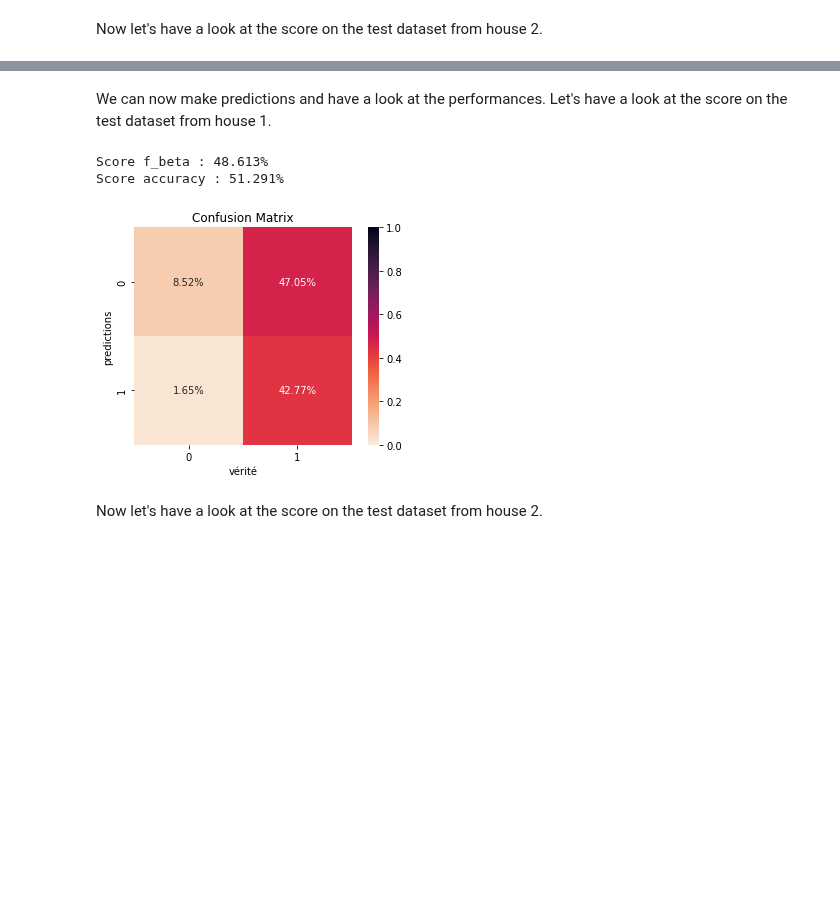
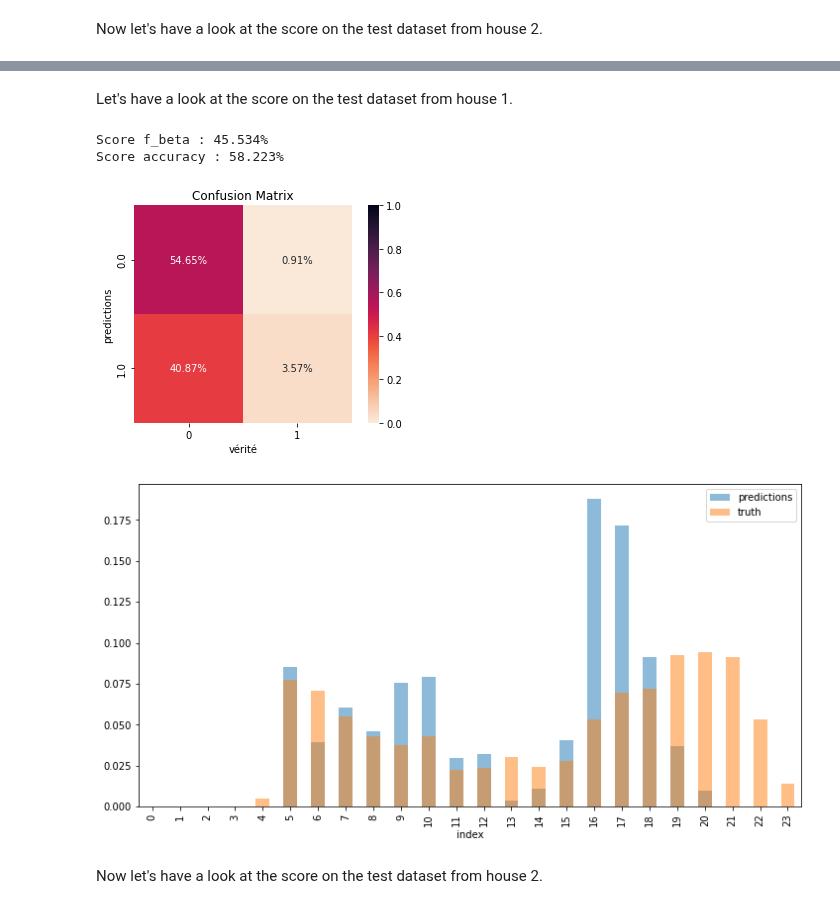
Before and after one commit to hugo-mi/Activity_Detection_From_Electrical_Consumption_Load_Curves, a Jupyter notebook: Time2Vec/time2vec_classification_normalized.ipynb, the cells around one changed output, grey strips where cells are left out. Cells and saved outputs as stored; diff of their text form; code cells hidden in the pictures; blank space fills up the shorter version.

```diff
--- a/Time2Vec/time2vec_classification_normalized.ipynb
+++ b/Time2Vec/time2vec_classification_normalized.ipynb
@@ -336,17 +408,18 @@ print(X_test_h2.shape, y_test_h2.shape)
 # %%
 X_h1, Y_h1 = [], []
-for sequence in gen_sequence(house1_power_blk2, sequence_length, ['mains']):
+for sequence in gen_sequence(house1_power_blk2, SEQUENCE_LENGTH, OVERLAP_PERIOD, ['mains']):
     X_h1.append(sequence)
 
-for sequence in gen_labels(house1_power_blk2, sequence_length, ['activity']):
+# gen_labels
+for sequence in gen_sequence(house1_power_blk2, SEQUENCE_LENGTH, OVERLAP_PERIOD, ['activity']):
     Y_h1.append(sequence)
 
 X_h1 = np.asarray(X_h1)
 Y_h1 = np.asarray(Y_h1)
 # %%
 ### TRAIN TEST SPLIT ###
-
-train_dim_h1 = int(0.7*len(house1_power_blk2))
+step = SEQUENCE_LENGTH - OVERLAP_PERIOD
+train_dim_h1 = int(0.7*len(house1_power_blk2) / step)
 X_train_h1, X_test_h1 = X_h1[:train_dim_h1], X_h1[train_dim_h1:]
 y_train_h1, y_test_h1 = Y_h1[:train_dim_h1], Y_h1[train_dim_h1:]
 
@@ -403,15 +476,13 @@ def T2V_NN_C(param, dim):
 
     inp = Input(shape=(dim,1))
     #x = Dropout(0.2)(inp)
-    # we take the last timestep
-    x = T2V(param['t2v_dim'])(inp)[:,-1]
-    x = Dropout(0.1)(x)
-
-    # we take the last timestep
-    #x = Lambda(lambda x: x[:,-1])(x)
-
+    x = T2V(param['t2v_dim'])(inp)
+    x = Dropout(0.2)(x)
+    # x = LSTM(param['unit'], activation=param['act'], return_sequences=True)(x)
     # we want to make a classification with 2 classes
     x = Dense(1, activation='sigmoid')(x)
+    #x = BatchNormalization()(x)
+    #x = Activation('sigmoid')(x)
 
     m = Model(inp, x)
     m.compile(loss='bce', optimizer='adam') #Adam(learning_rate=param['lr'])
@@ -517,0 +574,13 @@ Epoch 20/20
+# %%
+### LOAD OUR WEIGHTS ###
+#t2v_weights = pickle.load(open('t2v_weights_norm_lstm_house2.pkl', 'rb'))
+t2v_weights = kgs_t2v.layers[1].get_weights()
+
+early_stop = EarlyStopping(patience=5, verbose=0, min_delta=0.0001, monitor='loss', mode='auto', restore_best_weights=True)
+best_params = {'unit': 32, 't2v_dim': 128, 'epochs': 12, 'act': 'relu', 'batch_size': 1024}
+kgs_t2v_c = T2V_NN_C(param=best_params, dim=SEQUENCE_LENGTH)
+
+kgs_t2v_c.layers[1].set_weights(t2v_weights)
+
+
+kgs_t2v_c.fit(X_train_h2, y_train_h2, epochs=best_params['epochs'], batch_size=best_params['batch_size'], callbacks=[early_stop]);
@@ -518,12 +605,13 @@ Epoch 20/20
 # %% [markdown]
-We can now make predictions and have a look at the performances. Let's have a look at the score on the test dataset from house 1.
+Let's have a look at the score on the test dataset from house 1.
 # %%
 y_pred_h1 = kgs_t2v_c.predict(X_test_h1)
-mod.plot_confusion_matrix(y_test_h1.ravel(), (y_pred_h1.ravel()>0.5).astype(int));
+get_scores(y_test_h1, y_pred_h1, house1_power_blk2, SEQUENCE_LENGTH, OVERLAP_PERIOD)
 # %% [output]
-Score f_beta : 48.613%
-Score accuracy : 51.291%
+Score f_beta : 45.534%
+Score accuracy : 58.223%
-[figure, old version]
+[figure, new version]
+[figure, added]
 # %% [markdown]
 Now let's have a look at the score on the test dataset from house 2.
 # %%
```
Also changed, not shown: parts of 45 cells of this notebook, 1 other file.
